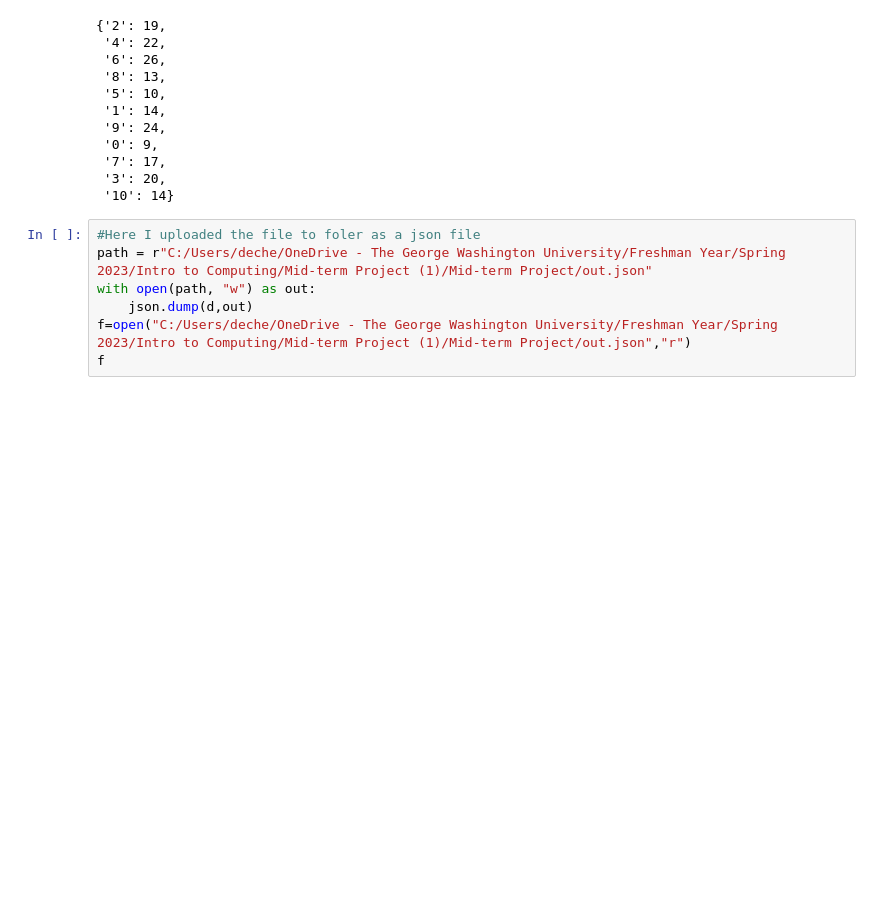
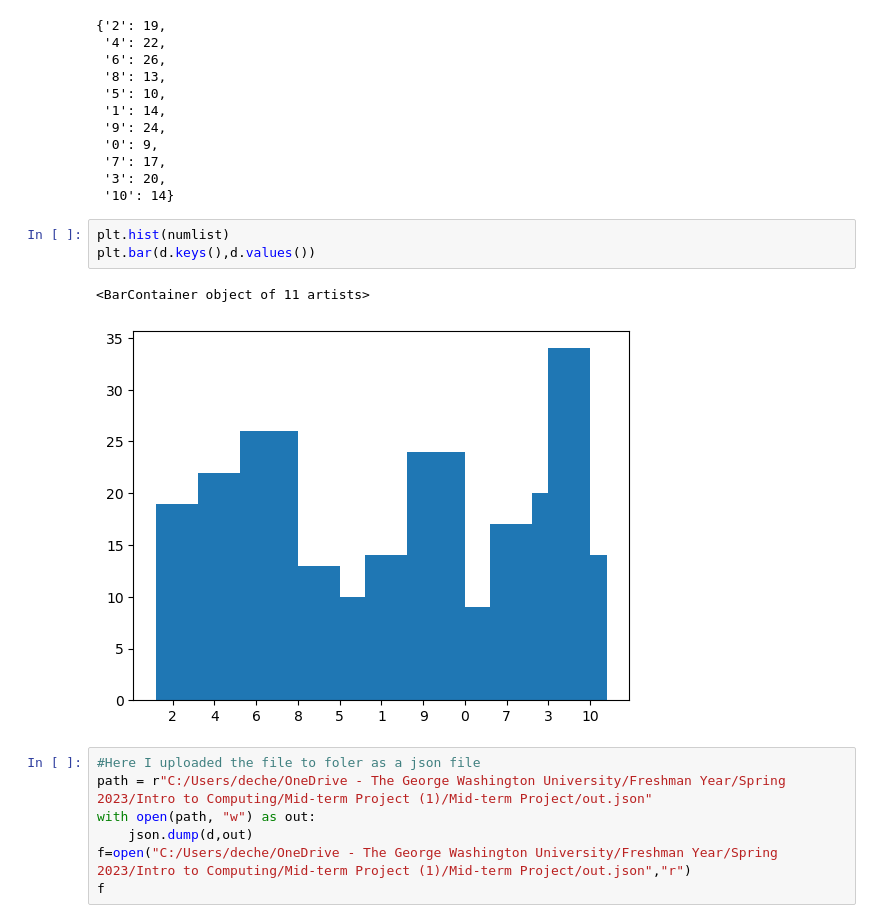
Before and after one commit to dechenparkel26/Midterm_Parkel_Dechen, a Jupyter notebook: Midterm_Parkel_Dechen.ipynb, the cells around one changed output. Saved outputs shown, nothing was run; the diff lists cells and outputs as text; blank space fills up the shorter version.

```diff
--- a/Midterm_Parkel_Dechen.ipynb
+++ b/Midterm_Parkel_Dechen.ipynb
@@ -34,6 +34,12 @@ d
  '7': 17,
  '3': 20,
  '10': 14}
+# %%
+plt.hist(numlist)
+plt.bar(d.keys(),d.values())
+# %% [output]
+<BarContainer object of 11 artists>
+[figure, added]
 # %%
 #Here I uploaded the file to foler as a json file
 path = r"C:/Users/deche/OneDrive - The George Washington University/Freshman Year/Spring 2023/Intro to Computing/Mid-term Project (1)/Mid-term Project/out.json"
```
Also changed, not shown: parts of 2 cells of this notebook.
